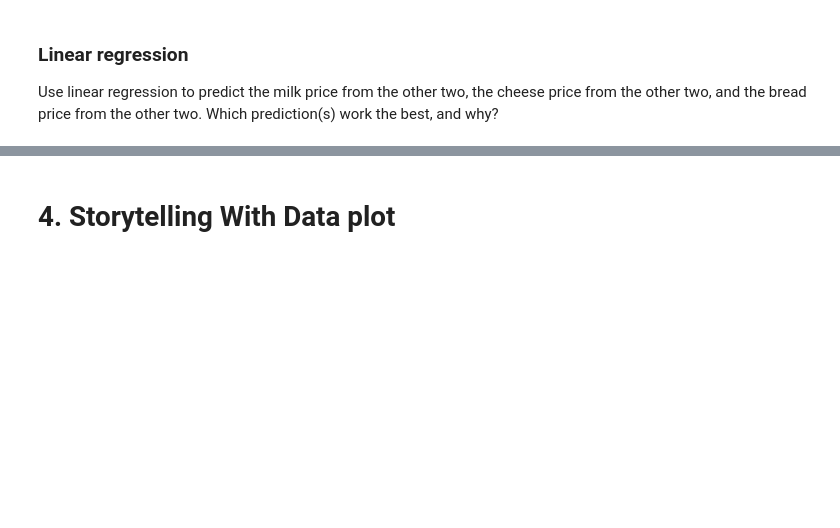
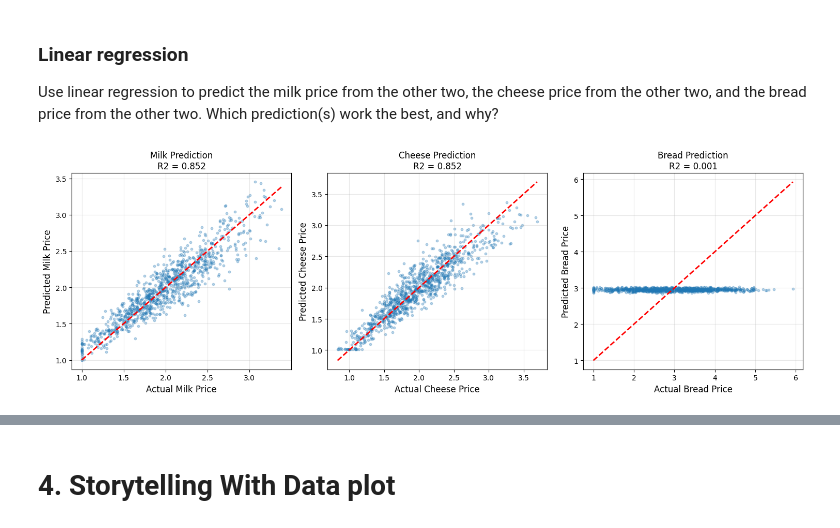
Before and after one commit to Quantum-Cosmic/ModuleB_Sem2_DNguyen_Milestone4, a Jupyter notebook: OMDS-ModB2-Week8-Nguyen-Dustin.ipynb, the cells around one changed output, grey strips where cells are left out. Cells and saved outputs as stored; diff of their text form; code cells hidden in the pictures; blank space fills up the shorter version.

```diff
--- a/OMDS-ModB2-Week8-Nguyen-Dustin.ipynb
+++ b/OMDS-ModB2-Week8-Nguyen-Dustin.ipynb
@@ -240,3 +421,56 @@ Challenge question: explain why the three vectors point as they do.  (Could some
 ### Linear regression
 
 Use linear regression to predict the milk price from the other two, the cheese price from the other two, and the bread price from the other two.  Which prediction(s) work the best, and why?
+# %%
+# Model 1: Predict Milk from Cheese + Bread
+X_milk = df3[['cheese', 'bread']]
+y_milk = df3['milk']
+model_milk = LinearRegression()
+model_milk.fit(X_milk, y_milk)
+y_milk_pred = model_milk.predict(X_milk)
+
+# Model 2: Predict Cheese from Milk + Bread
+X_cheese = df3[['milk', 'bread']]
+y_cheese = df3['cheese']
+model_cheese = LinearRegression()
+model_cheese.fit(X_cheese, y_cheese)
+y_cheese_pred = model_cheese.predict(X_cheese)
+
+# Model 3: Predict Bread from Milk + Cheese
+X_bread = df3[['milk', 'cheese']]
+y_bread = df3['bread']
+model_bread = LinearRegression()
+model_bread.fit(X_bread, y_bread)
+y_bread_pred = model_bread.predict(X_bread)
+
+# Plot the predictions
+fig, axes = plt.subplots(1, 3, figsize=(15, 5))
+
+# Plot 1: Actual vs Predicted - Milk
+axes[0].scatter(y_milk, y_milk_pred, alpha=0.3, s=10)
+axes[0].plot([y_milk.min(), y_milk.max()], [y_milk.min(), y_milk.max()], 'r--', linewidth=2)
+axes[0].set_xlabel('Actual Milk Price', fontsize=12)
+axes[0].set_ylabel('Predicted Milk Price', fontsize=12)
+axes[0].set_title(f'Milk Prediction\nR2 = {r2_score(y_milk, y_milk_pred):.3f}', fontsize=12)
+axes[0].grid(True, alpha=0.3)
+
+# Plot 2: Actual vs Predicted - Cheese
+axes[1].scatter(y_cheese, y_cheese_pred, alpha=0.3, s=10)
+axes[1].plot([y_cheese.min(), y_cheese.max()], [y_cheese.min(), y_cheese.max()], 'r--', linewidth=2)
+axes[1].set_xlabel('Actual Cheese Price', fontsize=12)
+axes[1].set_ylabel('Predicted Cheese Price', fontsize=12)
+axes[1].set_title(f'Cheese Prediction\nR2 = {r2_score(y_cheese, y_cheese_pred):.3f}', fontsize=12)
+axes[1].grid(True, alpha=0.3)
+
+# Plot 3: Actual vs Predicted - Bread
+axes[2].scatter(y_bread, y_bread_pred, alpha=0.3, s=10)
+axes[2].plot([y_bread.min(), y_bread.max()], [y_bread.min(), y_bread.max()], 'r--', linewidth=2)
+axes[2].set_xlabel('Actual Bread Price', fontsize=12)
+axes[2].set_ylabel('Predicted Bread Price', fontsize=12)
+axes[2].set_title(f'Bread Prediction\nR2 = {r2_score(y_bread, y_bread_pred):.3f}', fontsize=12)
+axes[2].grid(True, alpha=0.3)
+
+plt.tight_layout()
+plt.show()
+# %% [output]
+[figure, added]
```
Also changed, not shown: parts of 11 cells of this notebook, 9 other files.
